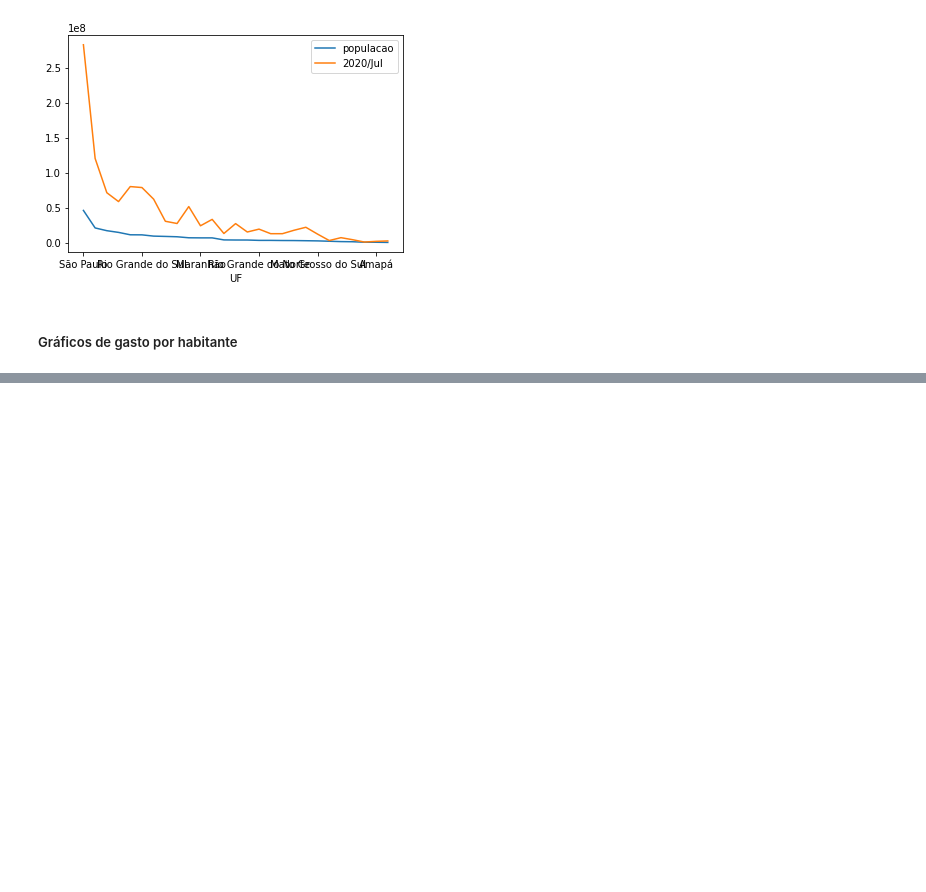
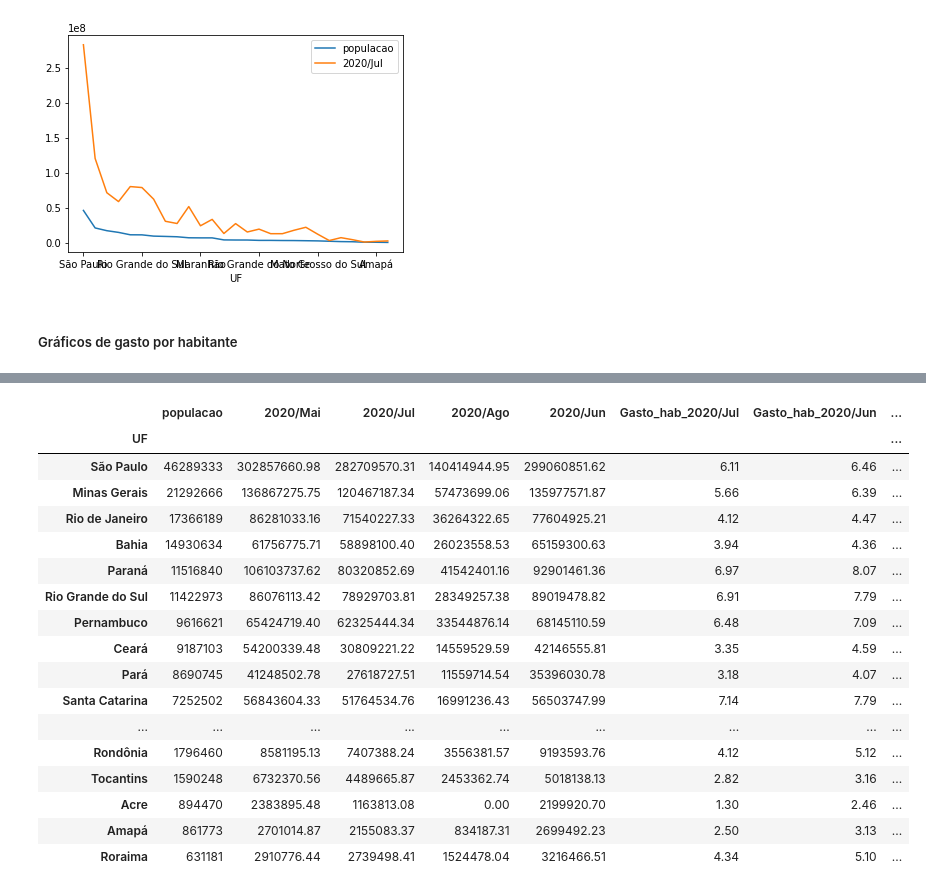
Before and after one commit to Kensawa94/Portifolio-Alura, a Jupyter notebook: Diário/Módulo 2/Atividade - 2/Atividade - 2.ipynb, the cells around one changed output, grey strips where cells are left out. Saved outputs shown, nothing was run; the diff lists cells and outputs as text; code cells hidden in the pictures; blank space fills up the shorter version.

```diff
--- a/Diário/Módulo 2/Atividade - 2/Atividade - 2.ipynb
+++ b/Diário/Módulo 2/Atividade - 2/Atividade - 2.ipynb
@@ -440,0 +493,21 @@ sns.scatterplot(data = UF_p_Pop_Final, x='populacao', y = 'Gasto_hab')
+# %%
+teste
+# %% [output]
+|  | populacao | 2020/Mai | 2020/Jul | 2020/Ago | 2020/Jun | Gasto_hab_2020/Jul | Gasto_hab_2020/Jun | ... |
+| UF |  |  |  |  |  |  |  | ... |
+| São Paulo | 46289333 | 302857660.98 | 282709570.31 | 140414944.95 | 299060851.62 | 6.11 | 6.46 | ... |
+| Minas Gerais | 21292666 | 136867275.75 | 120467187.34 | 57473699.06 | 135977571.87 | 5.66 | 6.39 | ... |
+| Rio de Janeiro | 17366189 | 86281033.16 | 71540227.33 | 36264322.65 | 77604925.21 | 4.12 | 4.47 | ... |
+| Bahia | 14930634 | 61756775.71 | 58898100.40 | 26023558.53 | 65159300.63 | 3.94 | 4.36 | ... |
+| Paraná | 11516840 | 106103737.62 | 80320852.69 | 41542401.16 | 92901461.36 | 6.97 | 8.07 | ... |
+| Rio Grande do Sul | 11422973 | 86076113.42 | 78929703.81 | 28349257.38 | 89019478.82 | 6.91 | 7.79 | ... |
+| Pernambuco | 9616621 | 65424719.40 | 62325444.34 | 33544876.14 | 68145110.59 | 6.48 | 7.09 | ... |
+| Ceará | 9187103 | 54200339.48 | 30809221.22 | 14559529.59 | 42146555.81 | 3.35 | 4.59 | ... |
+| Pará | 8690745 | 41248502.78 | 27618727.51 | 11559714.54 | 35396030.78 | 3.18 | 4.07 | ... |
+| Santa Catarina | 7252502 | 56843604.33 | 51764534.76 | 16991236.43 | 56503747.99 | 7.14 | 7.79 | ... |
+| ... | ... | ... | ... | ... | ... | ... | ... | ... |
+| Rondônia | 1796460 | 8581195.13 | 7407388.24 | 3556381.57 | 9193593.76 | 4.12 | 5.12 | ... |
+| Tocantins | 1590248 | 6732370.56 | 4489665.87 | 2453362.74 | 5018138.13 | 2.82 | 3.16 | ... |
+| Acre | 894470 | 2383895.48 | 1163813.08 | 0.00 | 2199920.70 | 1.30 | 2.46 | ... |
+| Amapá | 861773 | 2701014.87 | 2155083.37 | 834187.31 | 2699492.23 | 2.50 | 3.13 | ... |
+| Roraima | 631181 | 2910776.44 | 2739498.41 | 1524478.04 | 3216466.51 | 4.34 | 5.10 | ... |
```
Also changed, not shown: parts of 17 cells of this notebook.
